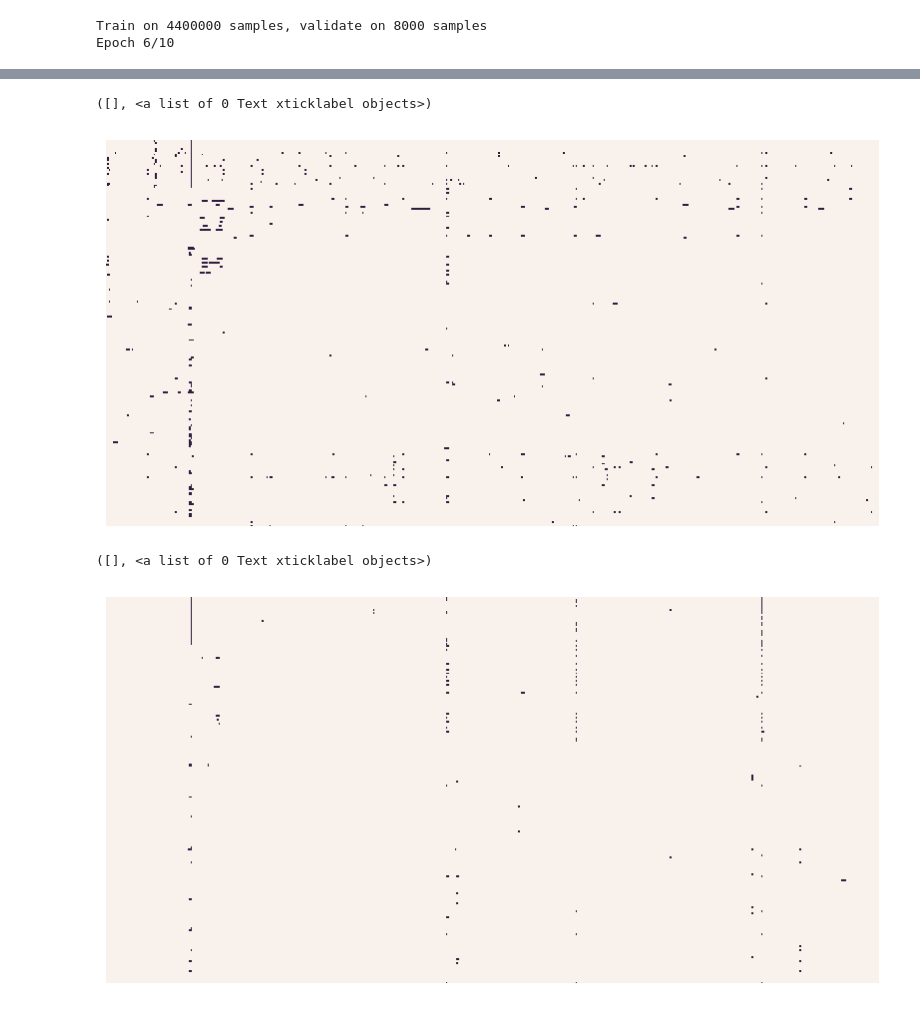
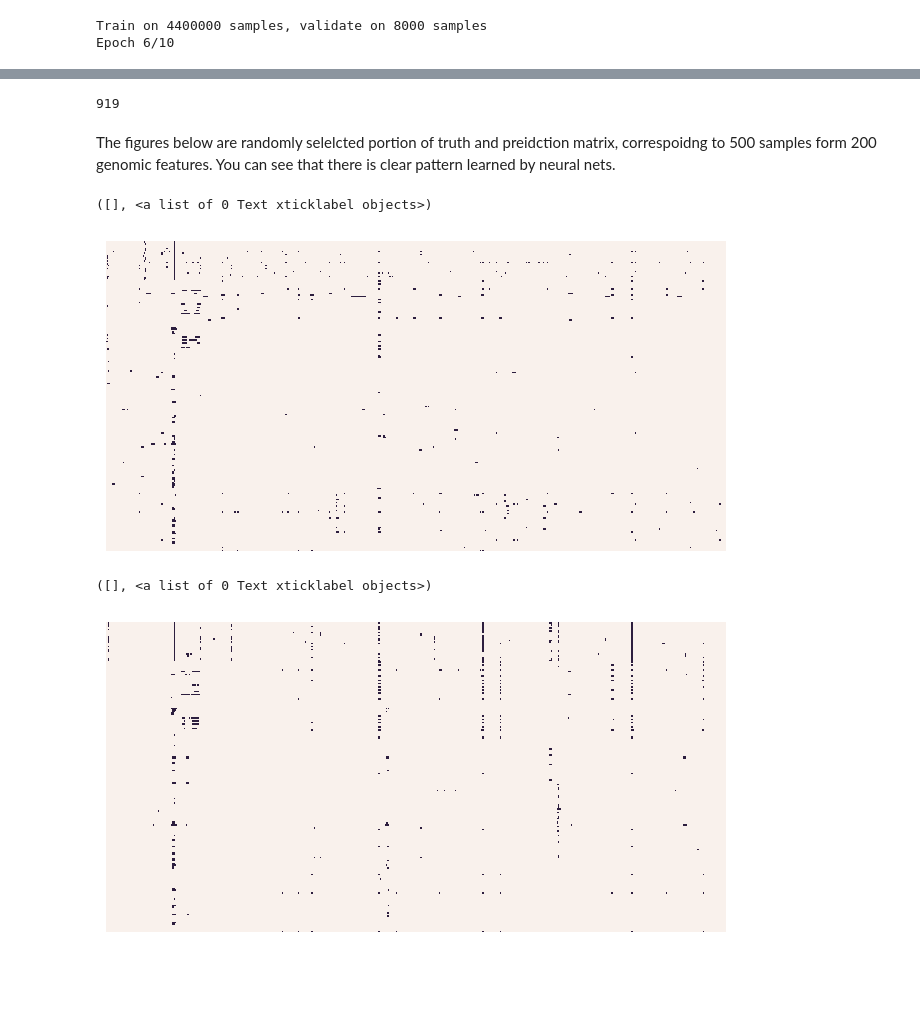
Before and after one commit to hiranumn/EE595project, a Jupyter notebook: Implementing DeapSEA with Keras.ipynb, the cells around one changed output, grey strips where cells are left out. Saved outputs shown, nothing was run; the diff lists cells and outputs as text; code cells hidden in the pictures; blank space fills up the shorter version.

```diff
--- a/Implementing DeapSEA with Keras.ipynb
+++ b/Implementing DeapSEA with Keras.ipynb
@@ -138,21 +197,27 @@ prediction = model.predict(test_X)
+# %%
+len(deepsea_result)
+# %% [output]
+919
 # %%
 start = 500
 end = 1000
 num_start = 100
 num_end = 300
+# %% [markdown]
+The figures below are randomly selelcted portion of truth and preidction matrix, correspoidng to 500 samples form 200 genomic features. You can see that there is clear pattern learned by neural nets.
 # %%
-plt.figure(figsize=(10,5))
+plt.figure(figsize=(8,4))
 sns.heatmap(np.transpose(test_Y[start:end, num_start:num_end]), cbar=False)
 plt.yticks([],[])
 plt.xticks([],[])
 # %% [output]
 ([], <a list of 0 Text xticklabel objects>)
-[figure, old version]
+[figure, new version]
 # %%
-plt.figure(figsize=(10,5))
-sns.heatmap(np.transpose(binarize(prediction[start:end, num_start:num_end], threshold=0.5)), cbar=False)
+plt.figure(figsize=(8,4))
+sns.heatmap(np.transpose(binarize(prediction[start:end, num_start:num_end], threshold=0.3)), cbar=False)
 plt.yticks([],[])
 plt.xticks([],[])
 # %% [output]
 ([], <a list of 0 Text xticklabel objects>)
-[figure, old version]
+[figure, new version]
```
Also changed, not shown: parts of 22 cells of this notebook, 4 other files.
